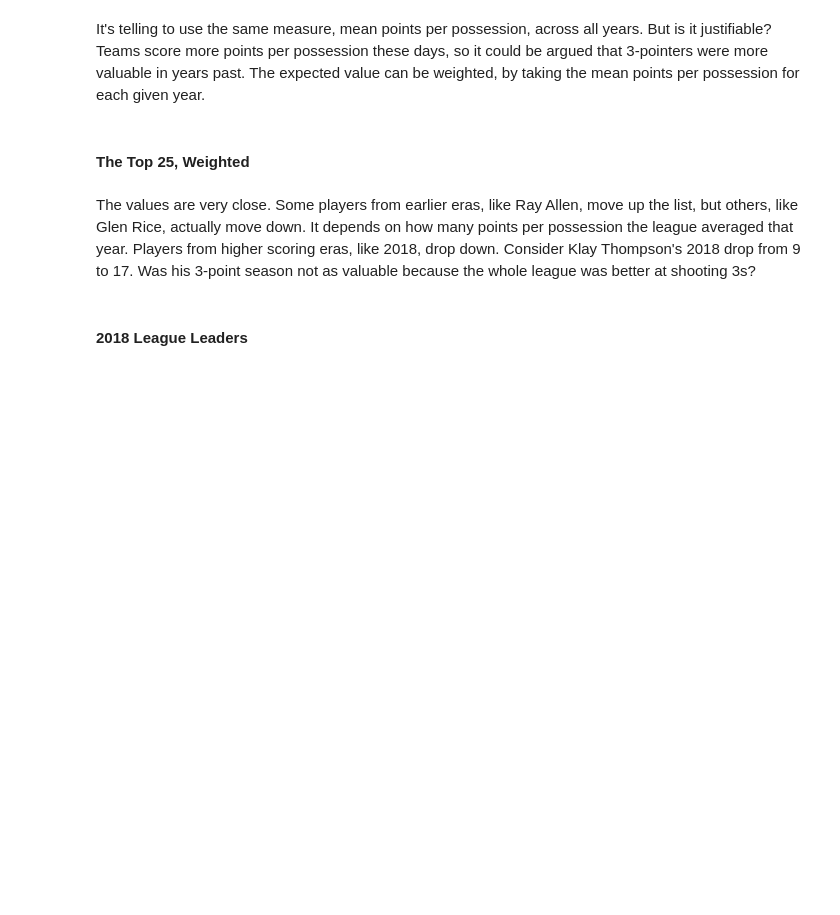
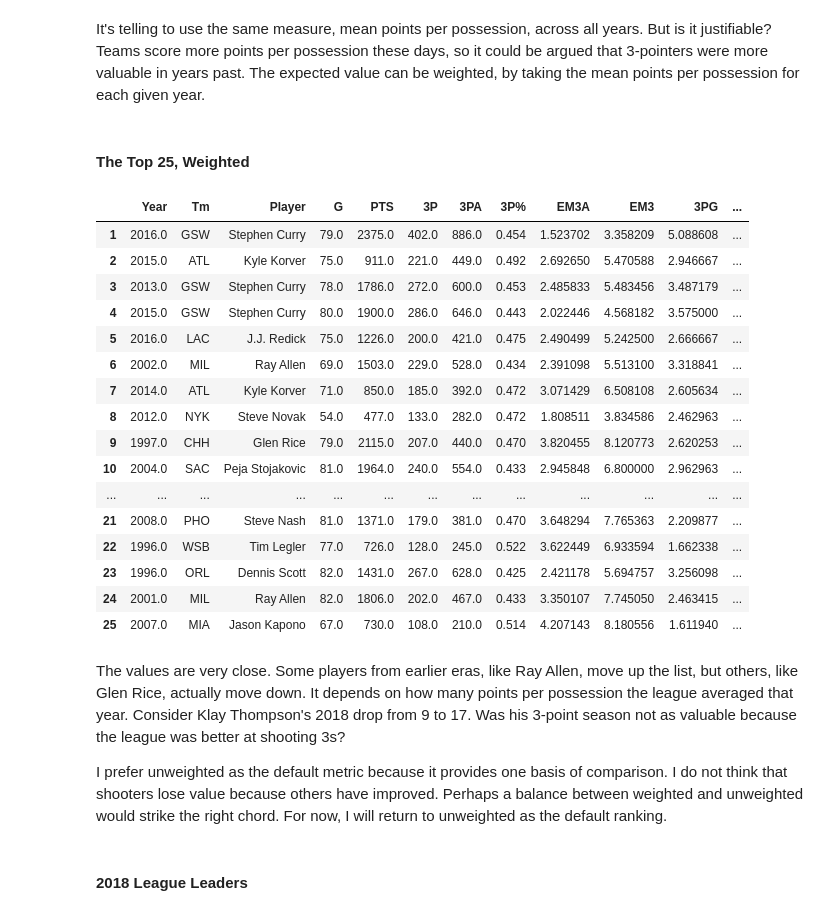
Before and after one commit to coreyjwade/3-Point_Net_Gain, a Jupyter notebook: NBA_3-point_Stats.py.ipynb, the cells around one changed output. Drawn from its saved outputs; the diff is of its cells as text; code cells hidden in the pictures; blank space fills up the shorter version.

```diff
--- a/NBA_3-point_Stats.py.ipynb
+++ b/NBA_3-point_Stats.py.ipynb
@@ -335,18 +608,35 @@ tp['3Pave/w']=tp['3PG'] * (3 - evw) - tp_misses * evw
 # %%
 # Keep dataframe tight by eliminating unnecessary columns
 tp.drop(['MP', 'PPP'], axis=1, inplace=True)
 
 # Sort dataframe by 3Pave/w
 tp=tp.sort_values('3Pave/w', ascending=False)
 
 # Reset index
-tp = tp.reset_index(drop=True)
-
-# Start index at 1 instead of 0
-tp.index = tp.index + 1
+tp.index = reindex_start_1(tp)
 
 # Display top 25 3-point shooting weighted seasons
 tp.head(25)
+# %% [output]
+|  | Year | Tm | Player | G | PTS | 3P | 3PA | 3P% | EM3A | EM3 | 3PG | ... |
+| 1 | 2016.0 | GSW | Stephen Curry | 79.0 | 2375.0 | 402.0 | 886.0 | 0.454 | 1.523702 | 3.358209 | 5.088608 | ... |
+| 2 | 2015.0 | ATL | Kyle Korver | 75.0 | 911.0 | 221.0 | 449.0 | 0.492 | 2.692650 | 5.470588 | 2.946667 | ... |
+| 3 | 2013.0 | GSW | Stephen Curry | 78.0 | 1786.0 | 272.0 | 600.0 | 0.453 | 2.485833 | 5.483456 | 3.487179 | ... |
+| 4 | 2015.0 | GSW | Stephen Curry | 80.0 | 1900.0 | 286.0 | 646.0 | 0.443 | 2.022446 | 4.568182 | 3.575000 | ... |
+| 5 | 2016.0 | LAC | J.J. Redick | 75.0 | 1226.0 | 200.0 | 421.0 | 0.475 | 2.490499 | 5.242500 | 2.666667 | ... |
+| 6 | 2002.0 | MIL | Ray Allen | 69.0 | 1503.0 | 229.0 | 528.0 | 0.434 | 2.391098 | 5.513100 | 3.318841 | ... |
+| 7 | 2014.0 | ATL | Kyle Korver | 71.0 | 850.0 | 185.0 | 392.0 | 0.472 | 3.071429 | 6.508108 | 2.605634 | ... |
+| 8 | 2012.0 | NYK | Steve Novak | 54.0 | 477.0 | 133.0 | 282.0 | 0.472 | 1.808511 | 3.834586 | 2.462963 | ... |
+| 9 | 1997.0 | CHH | Glen Rice | 79.0 | 2115.0 | 207.0 | 440.0 | 0.470 | 3.820455 | 8.120773 | 2.620253 | ... |
+| 10 | 2004.0 | SAC | Peja Stojakovic | 81.0 | 1964.0 | 240.0 | 554.0 | 0.433 | 2.945848 | 6.800000 | 2.962963 | ... |
+| ... | ... | ... | ... | ... | ... | ... | ... | ... | ... | ... | ... | ... |
+| 21 | 2008.0 | PHO | Steve Nash | 81.0 | 1371.0 | 179.0 | 381.0 | 0.470 | 3.648294 | 7.765363 | 2.209877 | ... |
+| 22 | 1996.0 | WSB | Tim Legler | 77.0 | 726.0 | 128.0 | 245.0 | 0.522 | 3.622449 | 6.933594 | 1.662338 | ... |
+| 23 | 1996.0 | ORL | Dennis Scott | 82.0 | 1431.0 | 267.0 | 628.0 | 0.425 | 2.421178 | 5.694757 | 3.256098 | ... |
+| 24 | 2001.0 | MIL | Ray Allen | 82.0 | 1806.0 | 202.0 | 467.0 | 0.433 | 3.350107 | 7.745050 | 2.463415 | ... |
+| 25 | 2007.0 | MIA | Jason Kapono | 67.0 | 730.0 | 108.0 | 210.0 | 0.514 | 4.207143 | 8.180556 | 1.611940 | ... |
 # %% [markdown]
-The values are very close. Some players from earlier eras, like Ray Allen, move up the list, but others, like Glen Rice, actually move down. It depends on how many points per possession the league averaged that year. Players from higher scoring eras, like 2018, drop down. Consider Klay Thompson's 2018 drop from 9 to 17. Was his 3-point season not as valuable because the whole league was better at shooting 3s?
+The values are very close. Some players from earlier eras, like Ray Allen, move up the list, but others, like Glen Rice, actually move down. It depends on how many points per possession the league averaged that year. Consider Klay Thompson's 2018 drop from 9 to 17. Was his 3-point season not as valuable because the league was better at shooting 3s?
+
+I prefer unweighted as the default metric because it provides one basis of comparison. I do not think that shooters lose value because others have improved. Perhaps a balance between weighted and unweighted would strike the right chord. For now, I will return to unweighted as the default ranking.
 # %%
```
Also changed, not shown: parts of 63 cells of this notebook.
